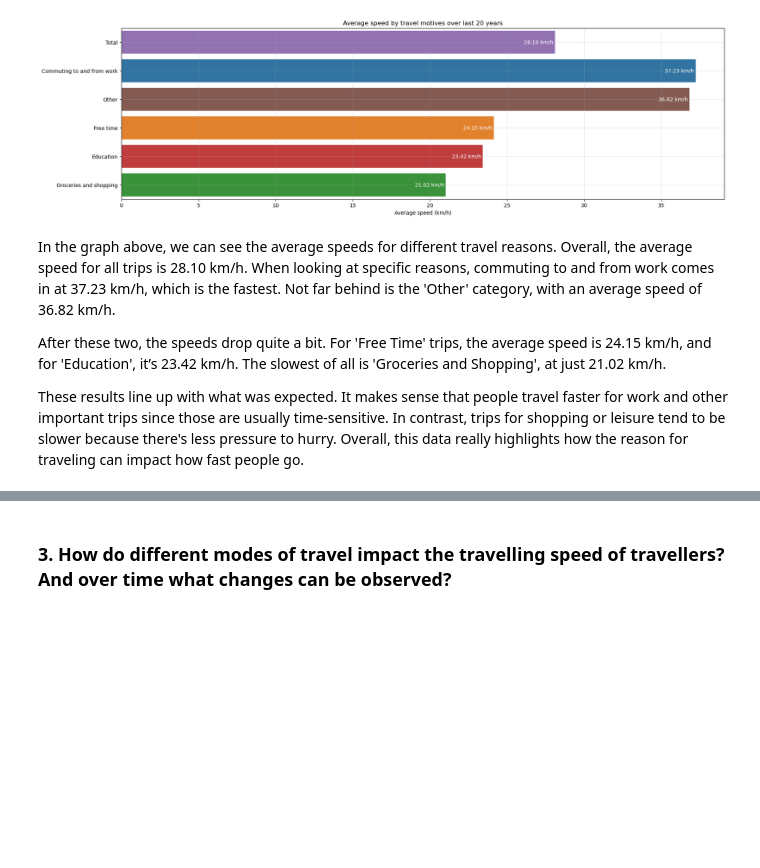
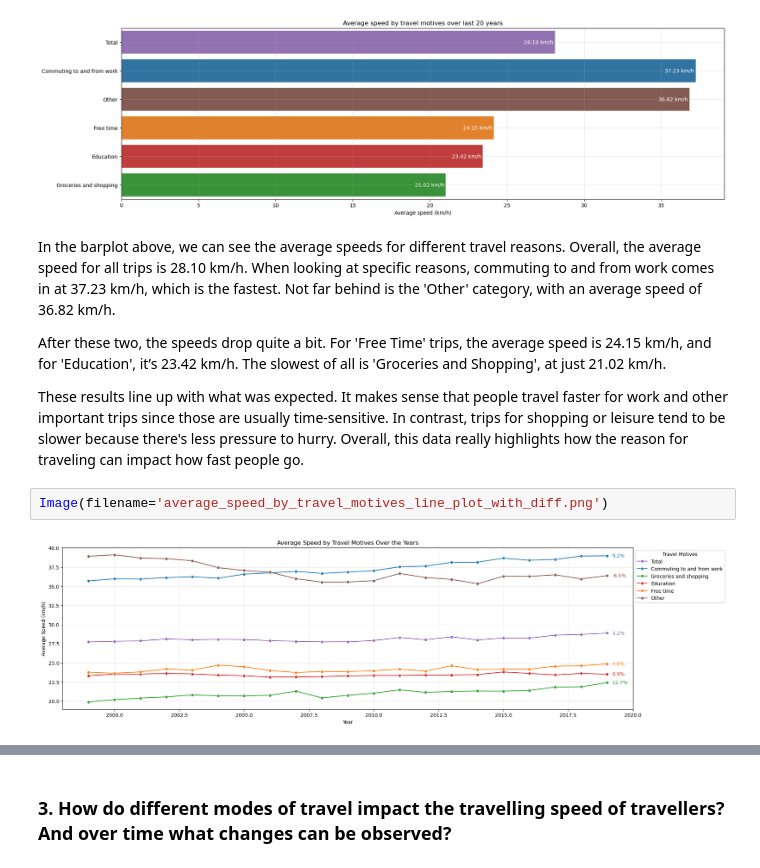
Before and after one commit to WoutevdH/TIL6020-LabAssignments, a Jupyter notebook: updated_project_proposal_group5.ipynb, the cells around one changed output, grey strips where cells are left out. Drawn from its saved outputs; the diff is of its cells as text; blank space fills up the shorter version.

Commit message:
Add second graph and text

```diff
--- a/updated_project_proposal_group5.ipynb
+++ b/updated_project_proposal_group5.ipynb
@@ -87,8 +87,12 @@ Image(filename='correctaverage_speed_by_travel_motives.png')
 # %% [output]
 [figure]
 # %% [markdown]
-In the graph above, we can see the average speeds for different travel reasons. Overall, the average speed for all trips is 28.10 km/h. When looking at specific reasons, commuting to and from work comes in at 37.23 km/h, which is the fastest. Not far behind is the 'Other' category, with an average speed of 36.82 km/h.
+In the barplot above, we can see the average speeds for different travel reasons. Overall, the average speed for all trips is 28.10 km/h. When looking at specific reasons, commuting to and from work comes in at 37.23 km/h, which is the fastest. Not far behind is the 'Other' category, with an average speed of 36.82 km/h.
 
 After these two, the speeds drop quite a bit. For 'Free Time' trips, the average speed is 24.15 km/h, and for 'Education', it’s 23.42 km/h. The slowest of all is 'Groceries and Shopping', at just 21.02 km/h.
 
 These results line up with what was expected. It makes sense that people travel faster for work and other important trips since those are usually time-sensitive. In contrast, trips for shopping or leisure tend to be slower because there's less pressure to hurry. Overall, this data really highlights how the reason for traveling can impact how fast people go.
+# %%
+Image(filename='average_speed_by_travel_motives_line_plot_with_diff.png')
+# %% [output]
+[figure, added]
```
Also changed, not shown: parts of 1 cell of this notebook, 6 other files.
